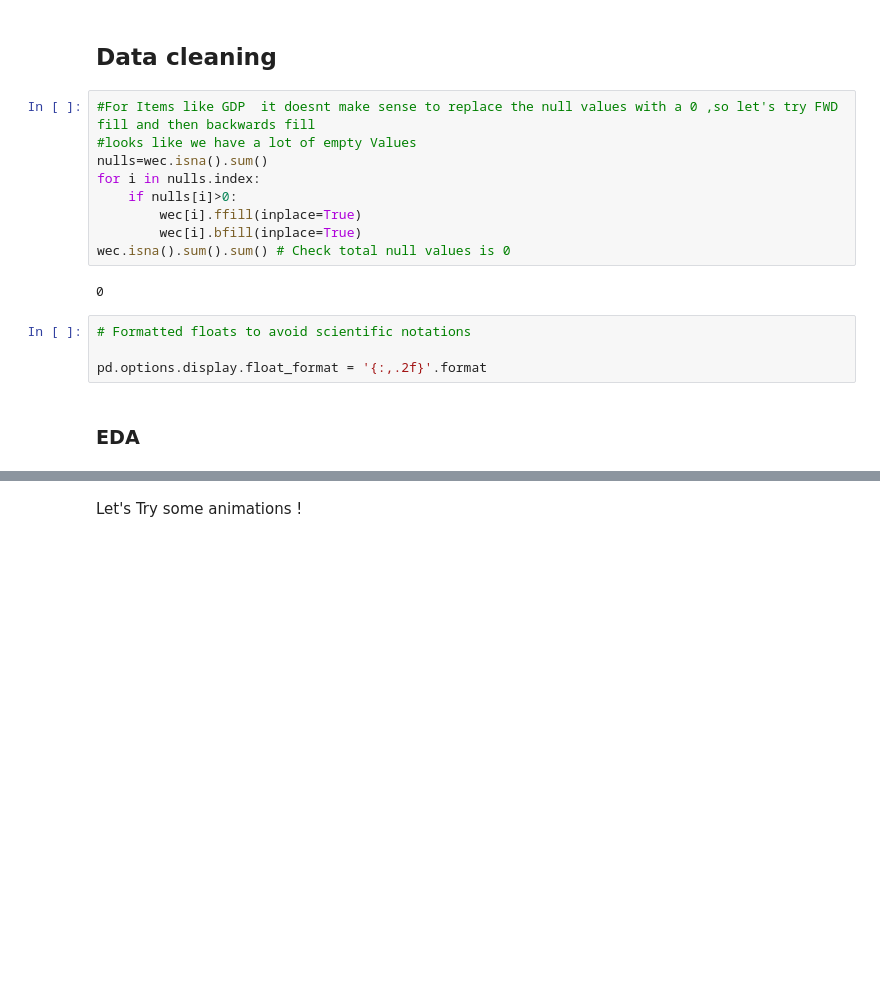
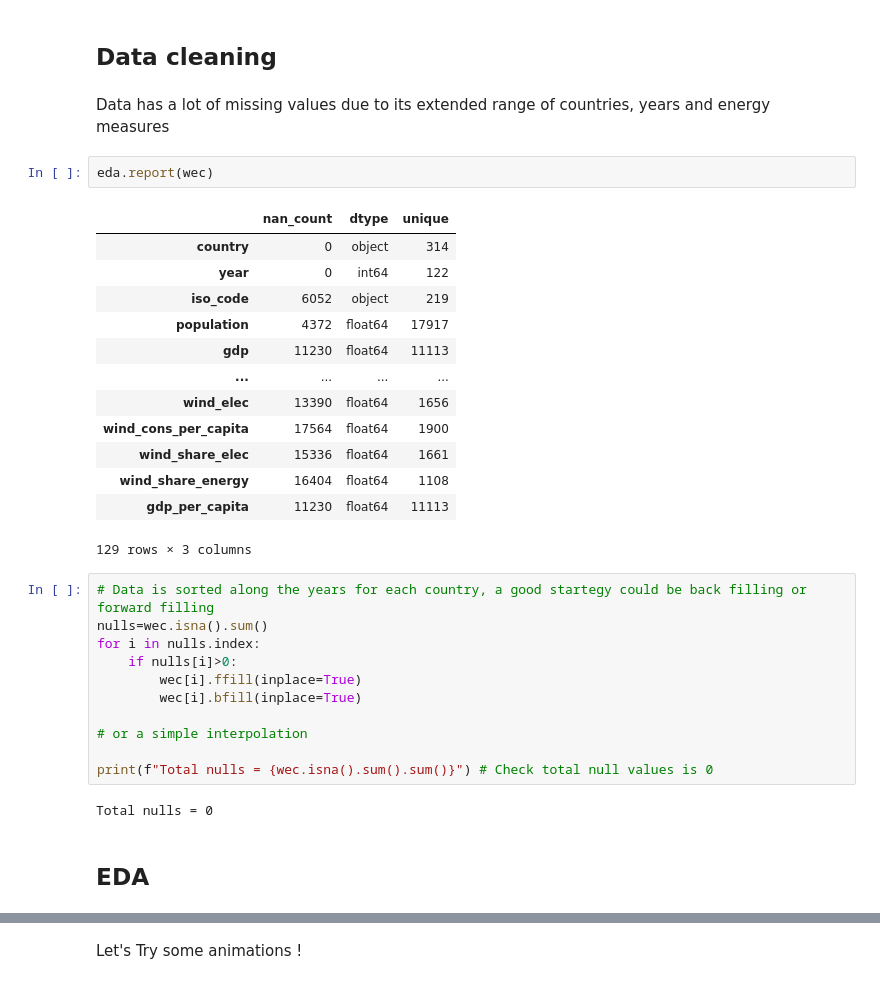
Before and after one commit to Edoardo1996/iornhack-final-project, a Jupyter notebook: main.ipynb, the cells around one changed output, grey strips where cells are left out. Cells and saved outputs as stored; diff of their text form; blank space fills up the shorter version.

```diff
--- a/main.ipynb
+++ b/main.ipynb
@@ -287,20 +287,36 @@ wec.head()
 | 4 | Afghanistan | 1904 | AFG | 5063419.0 | NaN | NaN | NaN | ... |
 # %% [markdown]
 ## Data cleaning
+# %% [markdown]
+Data has a lot of missing values due to its extended range of countries, years and energy measures
+# %%
+eda.report(wec)
+# %% [output]
+|  | nan_count | dtype | unique |
+| country | 0 | object | 314 |
+| year | 0 | int64 | 122 |
+| iso_code | 6052 | object | 219 |
+| population | 4372 | float64 | 17917 |
+| gdp | 11230 | float64 | 11113 |
+| ... | ... | ... | ... |
+| wind_elec | 13390 | float64 | 1656 |
+| wind_cons_per_capita | 17564 | float64 | 1900 |
+| wind_share_elec | 15336 | float64 | 1661 |
+| wind_share_energy | 16404 | float64 | 1108 |
+| gdp_per_capita | 11230 | float64 | 11113 |
+129 rows × 3 columns
 # %%
-#For Items like GDP  it doesnt make sense to replace the null values with a 0 ,so let's try FWD fill and then backwards fill
-#looks like we have a lot of empty Values
+# Data is sorted along the years for each country, a good startegy could be back filling or forward filling
 nulls=wec.isna().sum()
 for i in nulls.index:
     if nulls[i]>0:
         wec[i].ffill(inplace=True)
         wec[i].bfill(inplace=True)
-wec.isna().sum().sum() # Check total null values is 0
+
+# or a simple interpolation
+
+print(f"Total nulls = {wec.isna().sum().sum()}") # Check total null values is 0
 # %% [output]
-0
+Total nulls = 0
-# %%
-# Formatted floats to avoid scientific notations
-
-pd.options.display.float_format = '{:,.2f}'.format
 # %% [markdown]
-### EDA
+## EDA
```
Also changed, not shown: parts of 22 cells of this notebook.
